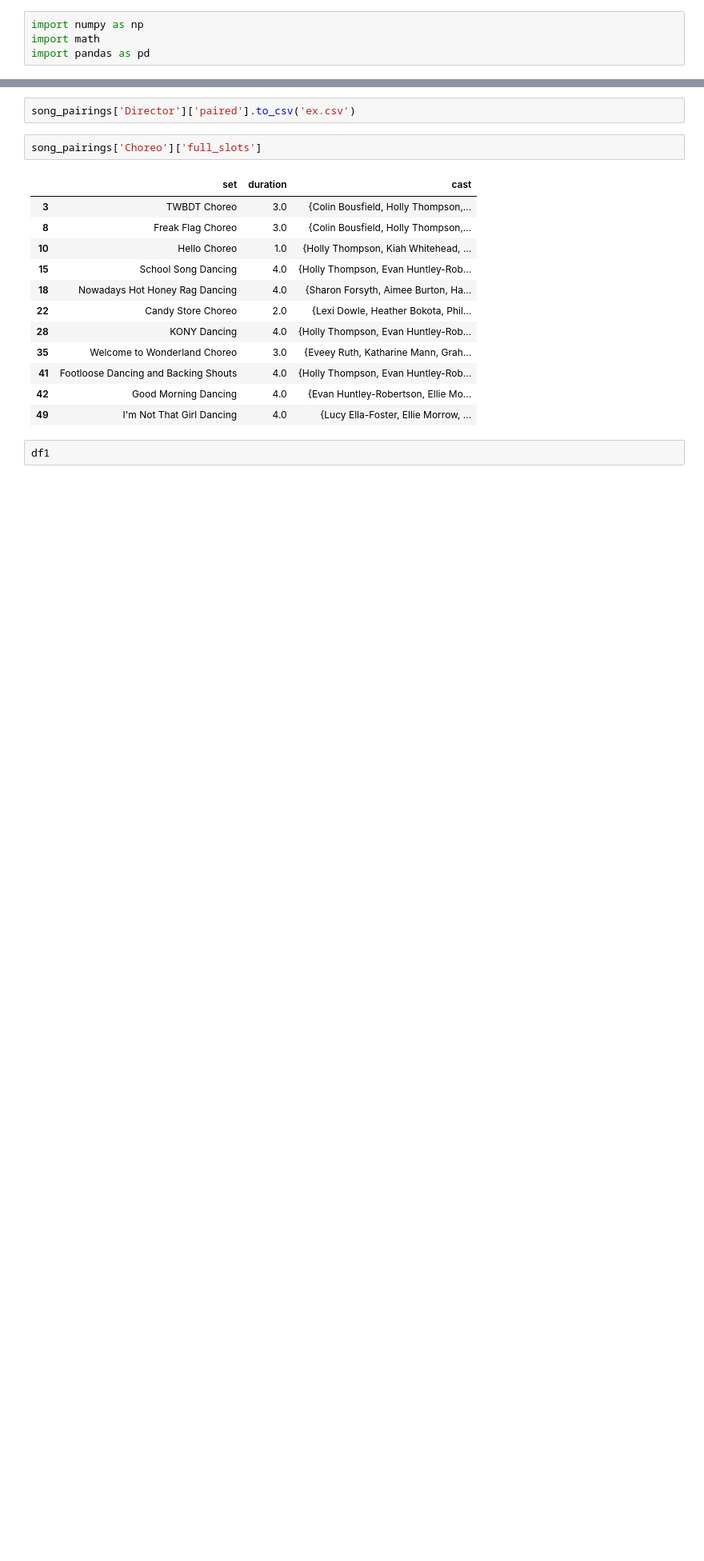
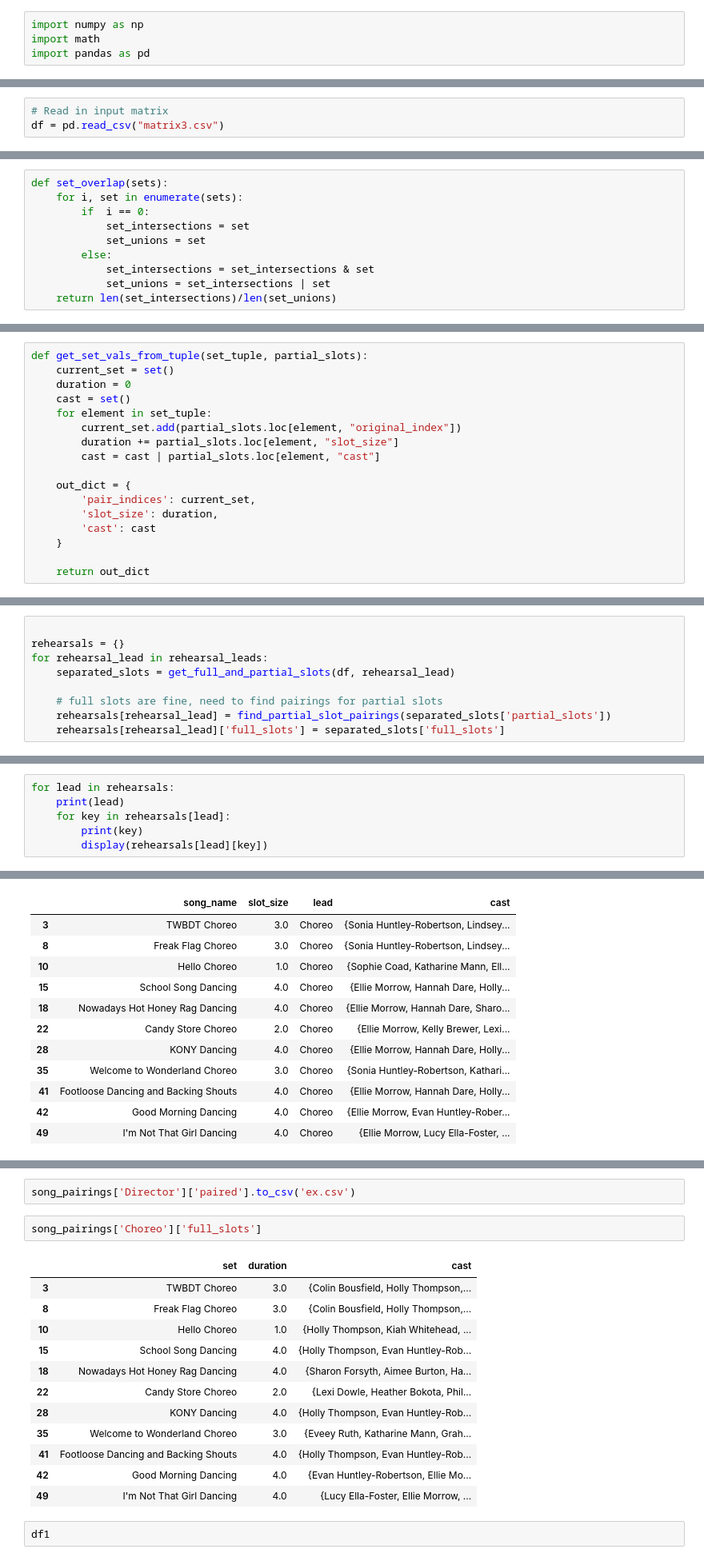
Before and after one commit to caralynch/Song_scheduler, a Jupyter notebook: brouillon.ipynb, the cells around one changed output, grey strips where cells are left out. Shown: that part at 80% size. Cells and saved outputs as stored; diff of their text form; blank space fills up the shorter version.

Commit message:
tried to have songs removed consistently

```diff
--- a/brouillon.ipynb
+++ b/brouillon.ipynb
@@ -198,0 +5,3 @@ song_pairings['Director']['full_slots']
+# %%
+# Read in input matrix
+df = pd.read_csv("matrix3.csv")
@@ -198,0 +67,10 @@ song_pairings['Director']['full_slots']
+# %%
+def set_overlap(sets):
+    for i, set in enumerate(sets):
+        if  i == 0:
+            set_intersections = set
+            set_unions = set
+        else:
+            set_intersections = set_intersections & set
+            set_unions = set_intersections | set
+    return len(set_intersections)/len(set_unions)
@@ -198,0 +193,17 @@ song_pairings['Director']['full_slots']
+# %%
+def get_set_vals_from_tuple(set_tuple, partial_slots):
+    current_set = set()
+    duration = 0
+    cast = set()
+    for element in set_tuple:
+        current_set.add(partial_slots.loc[element, "original_index"])
+        duration += partial_slots.loc[element, "slot_size"]
+        cast = cast | partial_slots.loc[element, "cast"]
+
+    out_dict = {
+        'pair_indices': current_set,
+        'slot_size': duration,
+        'cast': cast
+    }
+
+    return out_dict
@@ -198,0 +279,9 @@ song_pairings['Director']['full_slots']
+# %%
+
+rehearsals = {}
+for rehearsal_lead in rehearsal_leads:
+    separated_slots = get_full_and_partial_slots(df, rehearsal_lead)
+
+    # full slots are fine, need to find pairings for partial slots
+    rehearsals[rehearsal_lead] = find_partial_slot_pairings(separated_slots['partial_slots'])
+    rehearsals[rehearsal_lead]['full_slots'] = separated_slots['full_slots']
@@ -198,0 +296,7 @@ song_pairings['Director']['full_slots']
+# %%
+for lead in rehearsals:
+    print(lead)
+    for key in rehearsals[lead]:
+        print(key)
+        display(rehearsals[lead][key])
+# %% [output]
@@ -198,0 +329,12 @@ song_pairings['Director']['full_slots']
+|  | song_name | slot_size | lead | cast |
+| 3 | TWBDT Choreo | 3.0 | Choreo | {Sonia Huntley-Robertson, Lindsey... |
+| 8 | Freak Flag Choreo | 3.0 | Choreo | {Sonia Huntley-Robertson, Lindsey... |
+| 10 | Hello Choreo | 1.0 | Choreo | {Sophie Coad, Katharine Mann, Ell... |
+| 15 | School Song Dancing | 4.0 | Choreo | {Ellie Morrow, Hannah Dare, Holly... |
+| 18 | Nowadays Hot Honey Rag Dancing | 4.0 | Choreo | {Ellie Morrow, Hannah Dare, Sharo... |
+| 22 | Candy Store Choreo | 2.0 | Choreo | {Ellie Morrow, Kelly Brewer, Lexi... |
+| 28 | KONY Dancing | 4.0 | Choreo | {Ellie Morrow, Hannah Dare, Holly... |
+| 35 | Welcome to Wonderland Choreo | 3.0 | Choreo | {Sonia Huntley-Robertson, Kathari... |
+| 41 | Footloose Dancing and Backing Shouts | 4.0 | Choreo | {Ellie Morrow, Hannah Dare, Holly... |
+| 42 | Good Morning Dancing | 4.0 | Choreo | {Ellie Morrow, Evan Huntley-Rober... |
+| 49 | I'm Not That Girl Dancing | 4.0 | Choreo | {Ellie Morrow, Lucy Ella-Foster, ... |
```
Also changed, not shown: parts of 26 cells of this notebook.
